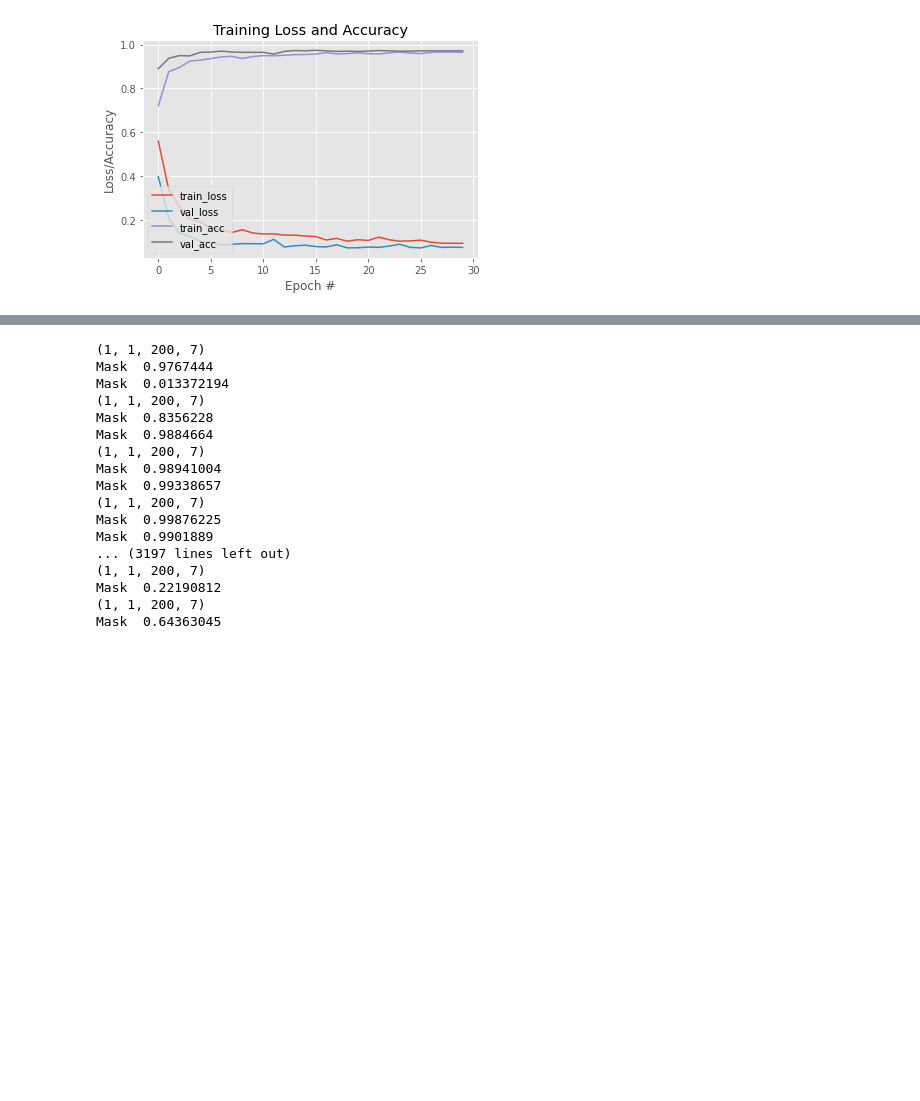
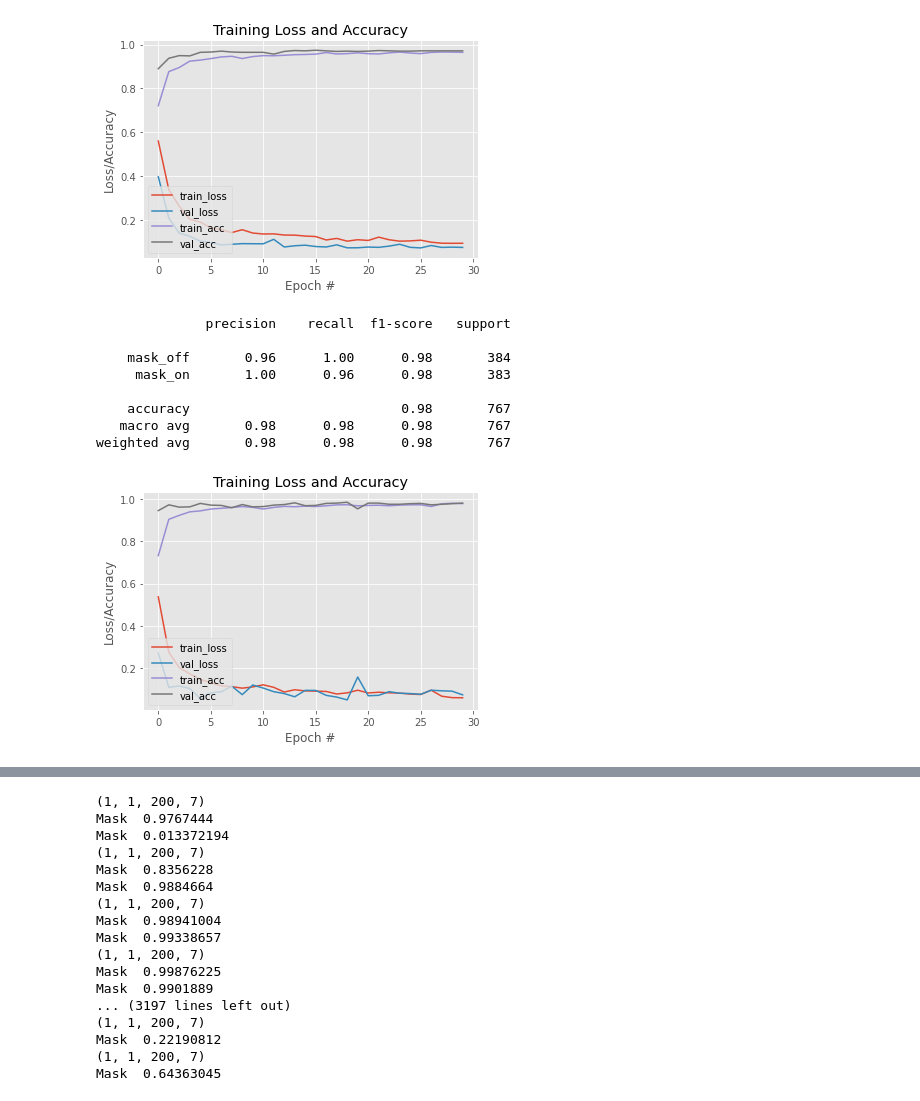
Before and after one commit to sidgan22/MaskDetection, a Jupyter notebook: MaskDetect.ipynb, the cells around one changed output, grey strips where cells are left out. Cells and saved outputs as stored; diff of their text form; code cells hidden in the pictures; blank space fills up the shorter version.

```diff
--- a/MaskDetect.ipynb
+++ b/MaskDetect.ipynb
@@ -190,6 +215,45 @@ plt.savefig("NASNetMobile-plot.png")
    macro avg       0.97      0.97      0.97       767
 weighted avg       0.97      0.97      0.97       767
 [figure]
+# %%
+#Eval
+predIdxs = model.predict(testX, batch_size=BS)
+
+# for each image in the testing set we need to find the index of the
+# label with corresponding largest predicted probability
+predIdxs = np.argmax(predIdxs, axis=1)
+
+# show a nicely formatted classification report
+print(classification_report(testY.argmax(axis=1), predIdxs,target_names=lb.classes_))
+
+# serialize the model to disk
+model.save("mask_detector_InceptionV3.model", save_format="h5")
+
+# plot the training loss and accuracy
+N = EP
+plt.style.use("ggplot")
+plt.figure()
+plt.plot(np.arange(0, N), hist.history["loss"], label="train_loss")
+plt.plot(np.arange(0, N), hist.history["val_loss"], label="val_loss")
+plt.plot(np.arange(0, N), hist.history["accuracy"], label="train_acc")
+plt.plot(np.arange(0, N), hist.history["val_accuracy"], label="val_acc")
+
+
+plt.title("Training Loss and Accuracy")
+plt.xlabel("Epoch #")
+plt.ylabel("Loss/Accuracy")
+plt.legend(loc="lower left")
+plt.savefig("Inception-plot.png")
+# %% [output]
+              precision    recall  f1-score   support
+
+    mask_off       0.96      1.00      0.98       384
+     mask_on       1.00      0.96      0.98       383
+
+    accuracy                           0.98       767
+   macro avg       0.98      0.98      0.98       767
+weighted avg       0.98      0.98      0.98       767
+[figure, added]
 # %%
 #Eval
 predIdxs = model.predict(testX, batch_size=BS)
```
Also changed, not shown: parts of 5 cells of this notebook, 10 other files.
